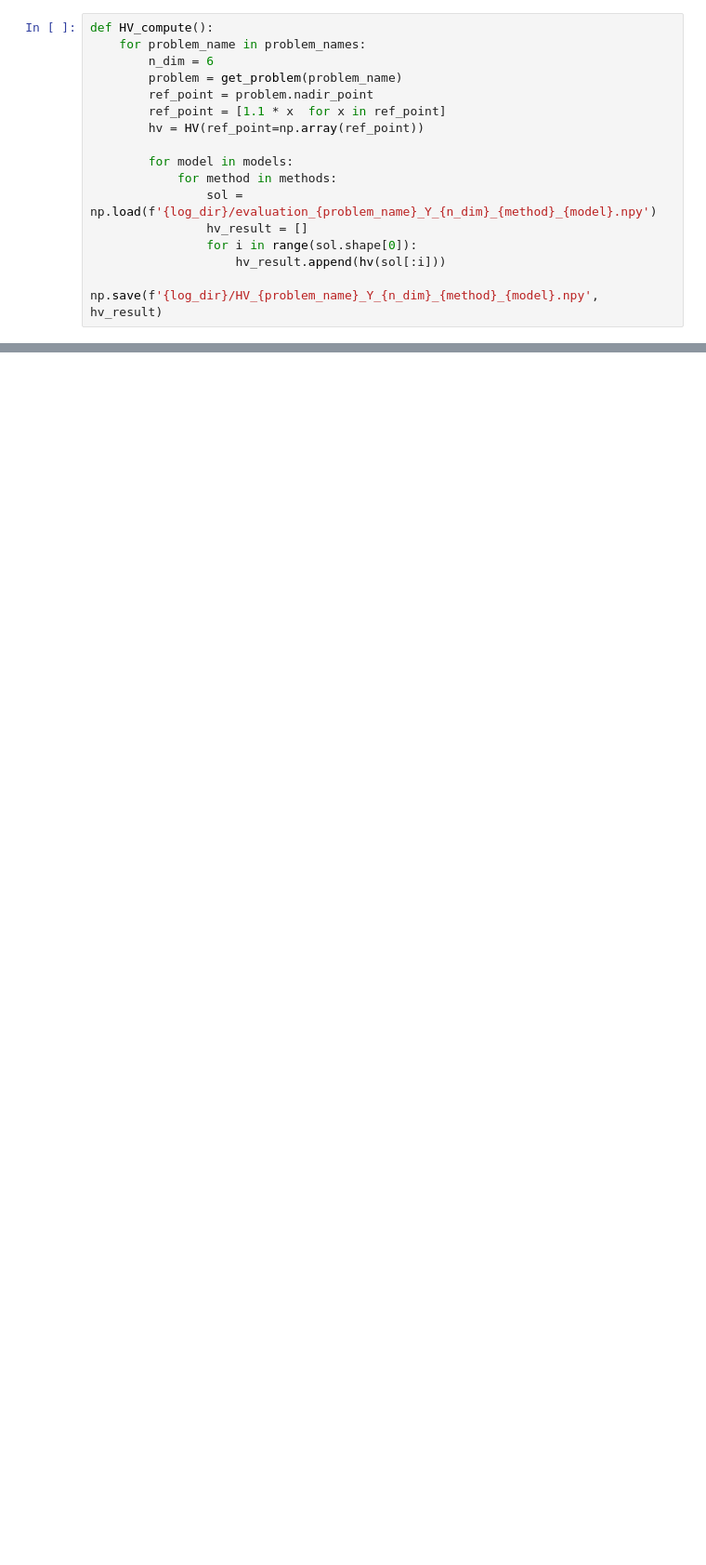
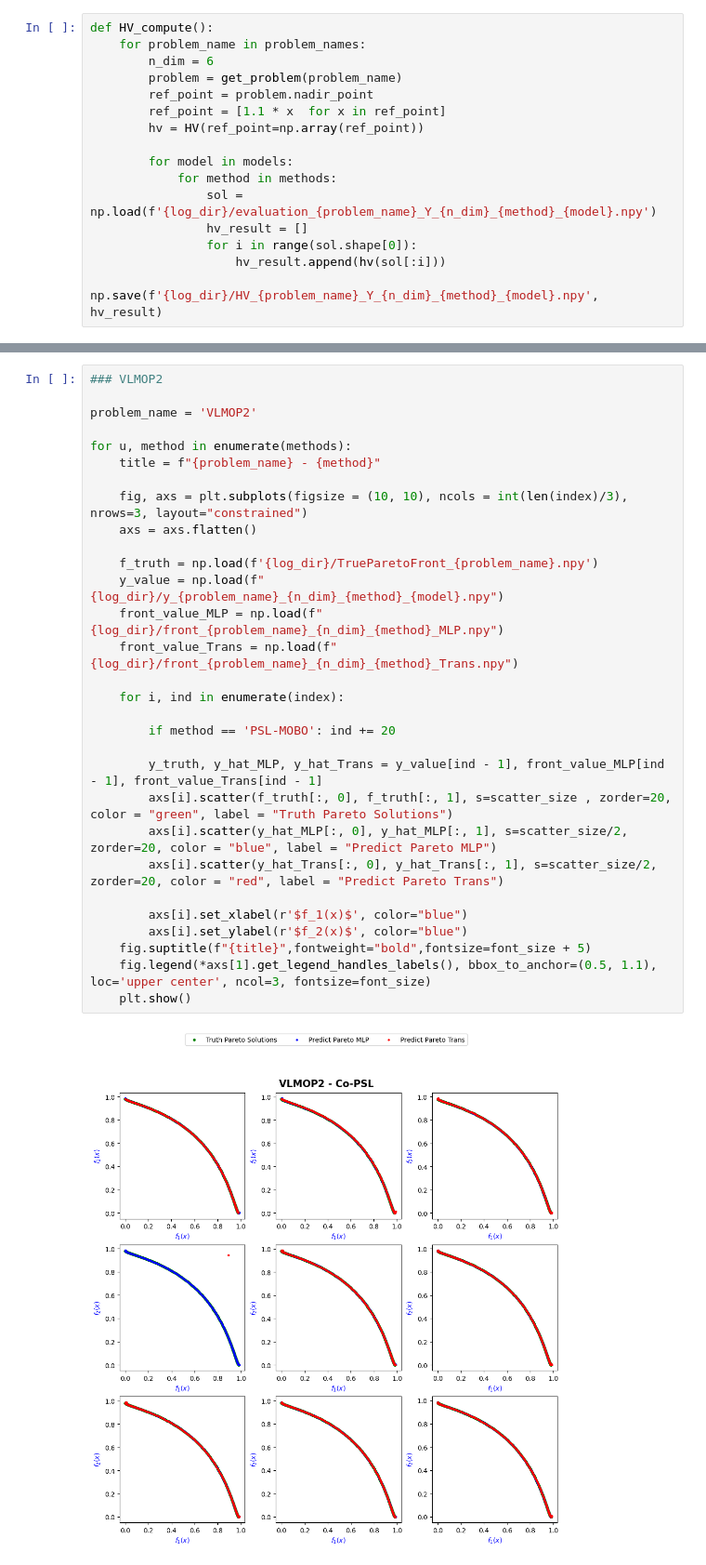
Before and after one commit to quanghuy0497/Co_PSL_unofficial, a Jupyter notebook: plot_model.ipynb, the cells around one changed output, grey strips where cells are left out. Shown at 93% size. Drawn from its saved outputs; the diff is of its cells as text; blank space fills up the shorter version.

```diff
--- a/plot_model.ipynb
+++ b/plot_model.ipynb
@@ -146,0 +143,32 @@ for u, method in enumerate(methods):
+# %%
+### VLMOP2
+
+problem_name = 'VLMOP2'
+
+for u, method in enumerate(methods):
+    title = f"{problem_name} - {method}"
+
+    fig, axs = plt.subplots(figsize = (10, 10), ncols = int(len(index)/3), nrows=3, layout="constrained")
+    axs = axs.flatten()
+
+    f_truth = np.load(f'{log_dir}/TrueParetoFront_{problem_name}.npy')
+    y_value = np.load(f"{log_dir}/y_{problem_name}_{n_dim}_{method}_{model}.npy")
+    front_value_MLP = np.load(f"{log_dir}/front_{problem_name}_{n_dim}_{method}_MLP.npy")
+    front_value_Trans = np.load(f"{log_dir}/front_{problem_name}_{n_dim}_{method}_Trans.npy")
+
+    for i, ind in enumerate(index):
+
+        if method == 'PSL-MOBO': ind += 20
+
+        y_truth, y_hat_MLP, y_hat_Trans = y_value[ind - 1], front_value_MLP[ind - 1], front_value_Trans[ind - 1]
+        axs[i].scatter(f_truth[:, 0], f_truth[:, 1], s=scatter_size , zorder=20, color = "green", label = "Truth Pareto Solutions")
+        axs[i].scatter(y_hat_MLP[:, 0], y_hat_MLP[:, 1], s=scatter_size/2, zorder=20, color = "blue", label = "Predict Pareto MLP")
+        axs[i].scatter(y_hat_Trans[:, 0], y_hat_Trans[:, 1], s=scatter_size/2, zorder=20, color = "red", label = "Predict Pareto Trans")
+
+        axs[i].set_xlabel(r'$f_1(x)$', color="blue")
+        axs[i].set_ylabel(r'$f_2(x)$', color="blue")
+    fig.suptitle(f"{title}",fontweight="bold",fontsize=font_size + 5)
+    fig.legend(*axs[1].get_legend_handles_labels(), bbox_to_anchor=(0.5, 1.1), loc='upper center', ncol=3, fontsize=font_size)
+    plt.show()
+# %% [output]
+[figure, added]
```
Also changed, not shown: parts of 6 cells of this notebook, 44 other files.
